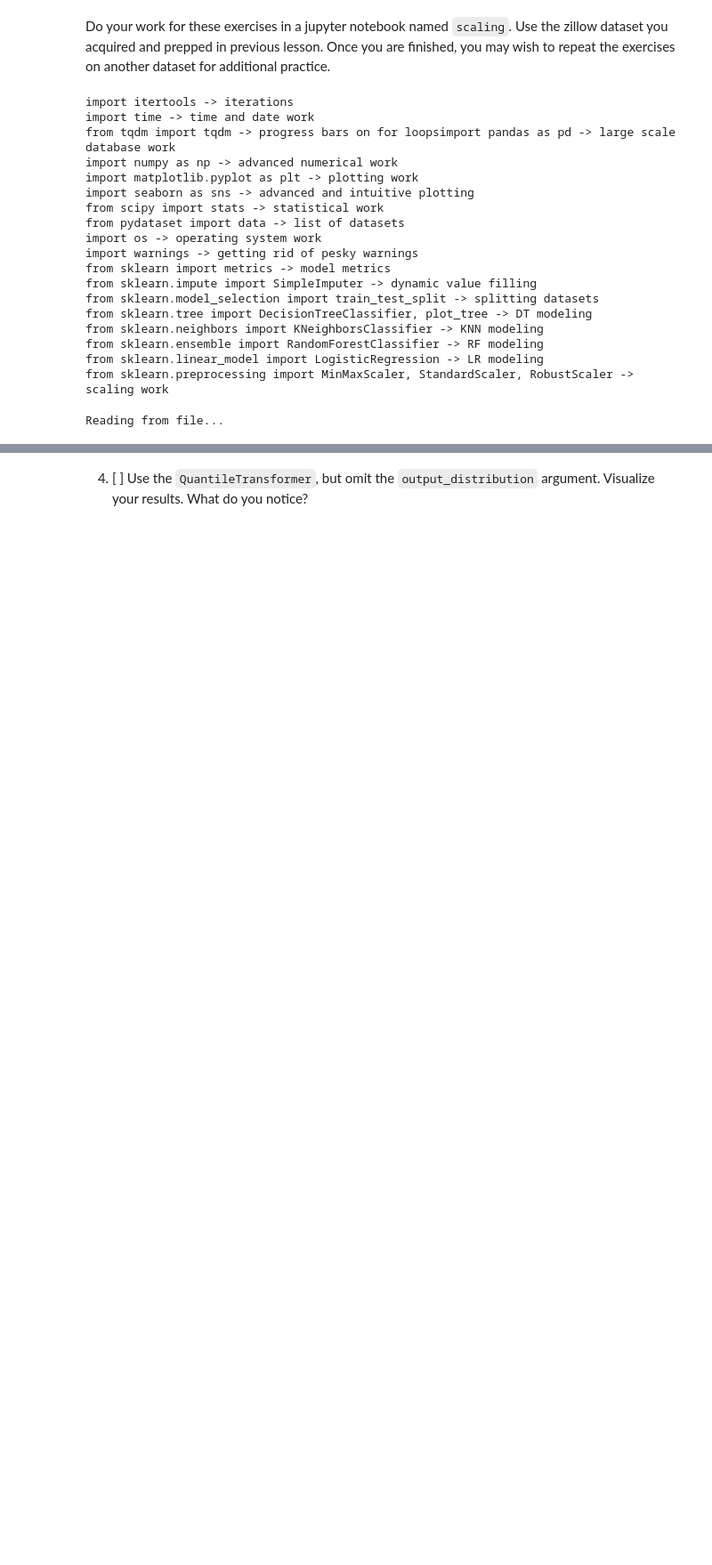
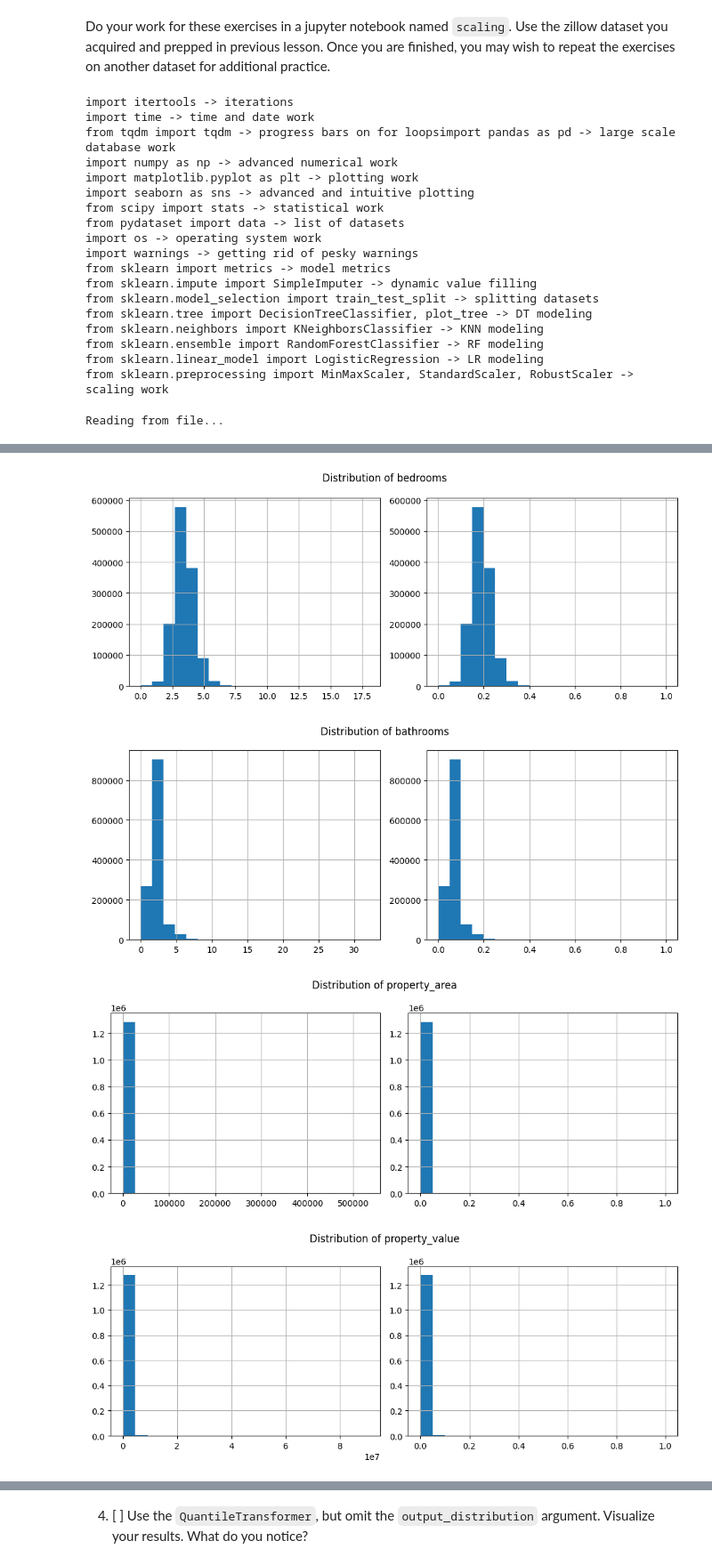
Before and after one commit to Michael-Nelson361/regression-exercises, a Jupyter notebook: scaling.ipynb, the cells around one changed output, grey strips where cells are left out. Shown at 89% size. Cells and saved outputs as stored; diff of their text form; code cells hidden in the pictures; blank space fills up the shorter version.

```diff
--- a/scaling.ipynb
+++ b/scaling.ipynb
@@ -58,3 +62,8 @@ w.df_info(train)
+# %%
+# create dataset without fips/county
+df = train.drop(columns=['fips','county'])
 # %%
 # apply the MinMaxScaler
-scaler = MinMaxScaler()
+minmax_scaler = MinMaxScaler()
+
+train_minmax = pd.DataFrame(minmax_scaler.fit_transform(df),columns=df.columns)
@@ -60,0 +86,18 @@ scaler = MinMaxScaler()
+# %%
+# visualize the distributions
+for col in df.columns:
+    plt.figure(figsize=(10,4))
+    plt.subplot(1,2,1)
+    df[col].hist(bins=20)
+
+    plt.subplot(1,2,2)
+    train_minmax[col].hist(bins=20)
+
+    plt.suptitle(f'Distribution of {col}')
+    plt.tight_layout()
+    plt.show()
+# %% [output]
+[figure, added]
+[figure, added]
+[figure, added]
+[figure, added]
```
Also changed, not shown: parts of 30 cells of this notebook, 1 other file.
